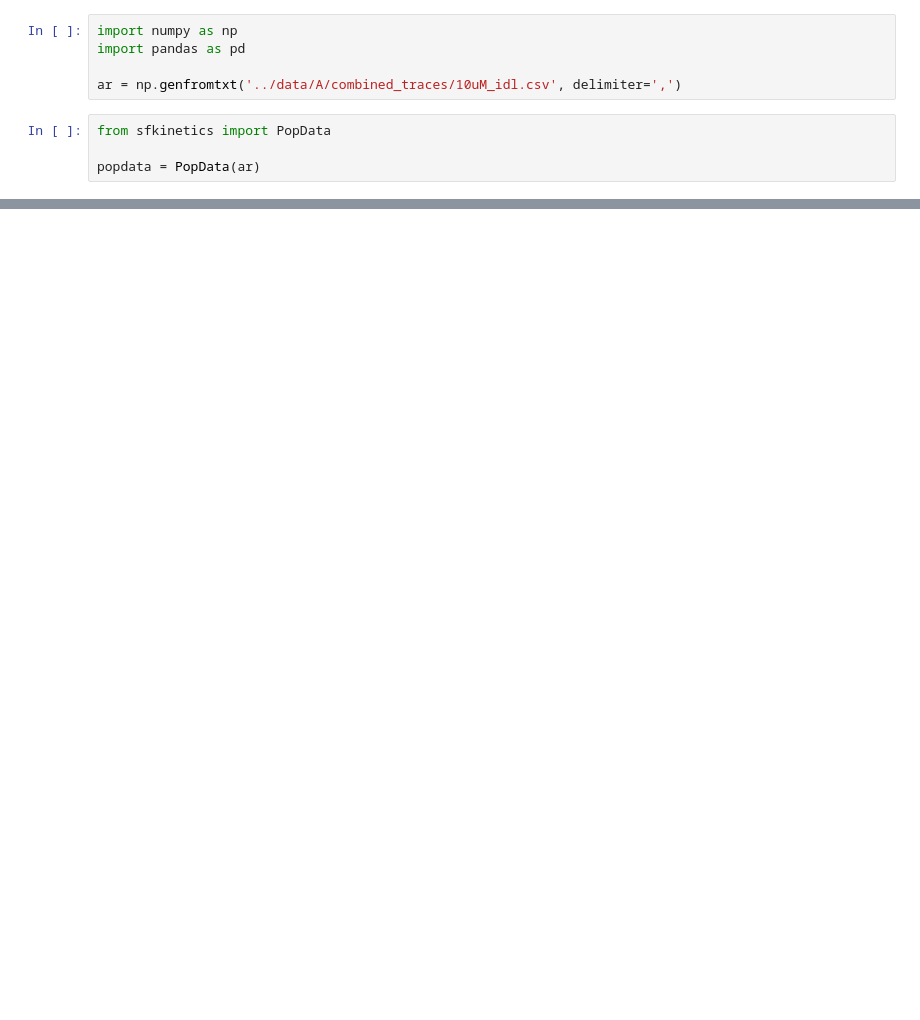
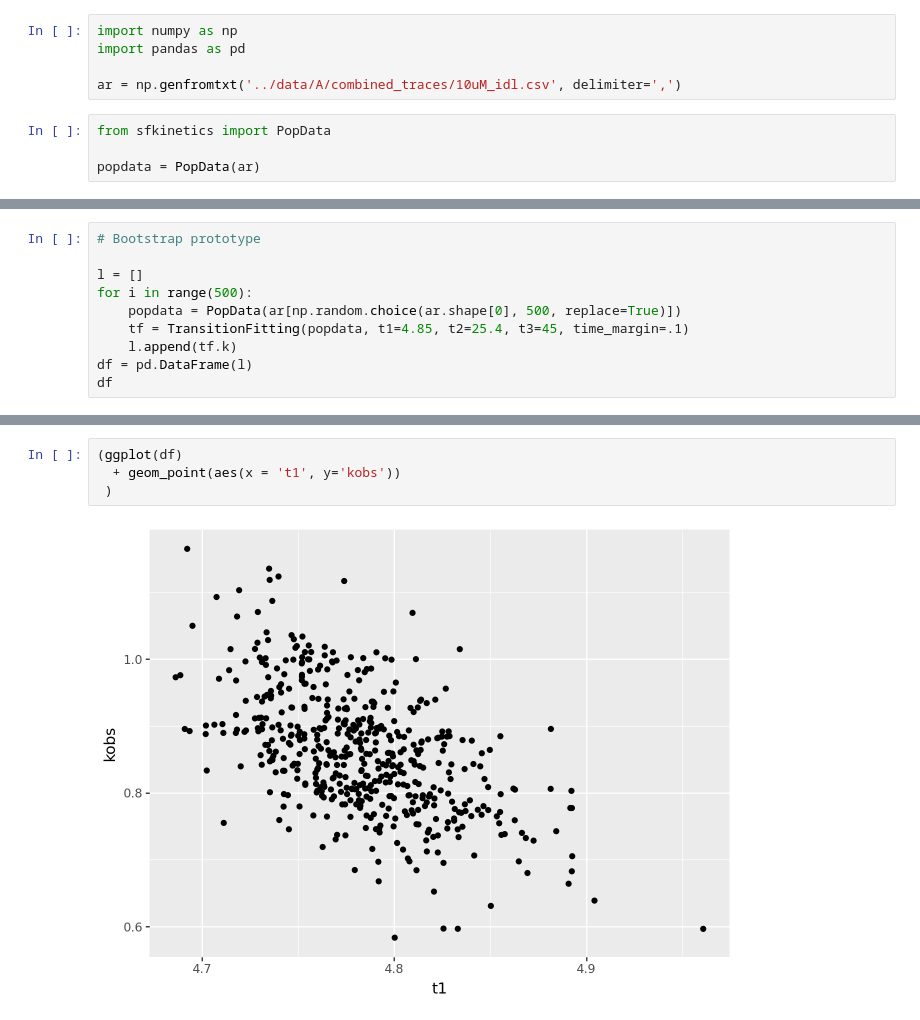
Before and after one commit to ximeg/stopped-flow-kinetic-analysis, a Jupyter notebook: scripts/sandbox.ipynb, the cells around one changed output, grey strips where cells are left out. Cells and saved outputs as stored; diff of their text form; blank space fills up the shorter version.

```diff
--- a/scripts/sandbox.ipynb
+++ b/scripts/sandbox.ipynb
@@ -127,0 +147,10 @@ tf.ggplot()
+# %%
+# Bootstrap prototype
+
+l = []
+for i in range(500):
+    popdata = PopData(ar[np.random.choice(ar.shape[0], 500, replace=True)])
+    tf = TransitionFitting(popdata, t1=4.85, t2=25.4, t3=45, time_margin=.1)
+    l.append(tf.k)
+df = pd.DataFrame(l)
+df
@@ -127,0 +171,6 @@ tf.ggplot()
+# %%
+(ggplot(df)
+  + geom_point(aes(x = 't1', y='kobs'))
+ )
+# %% [output]
+[figure, added]
```
Also changed, not shown: parts of 5 cells of this notebook.
